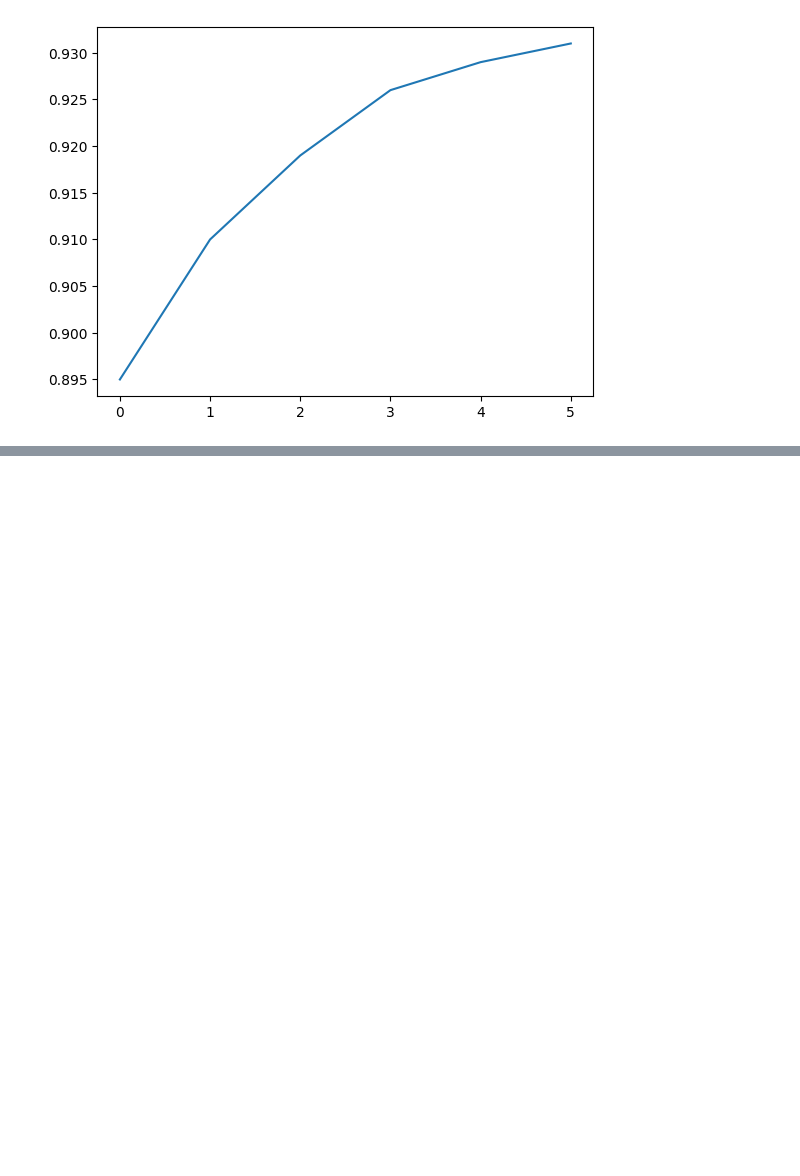
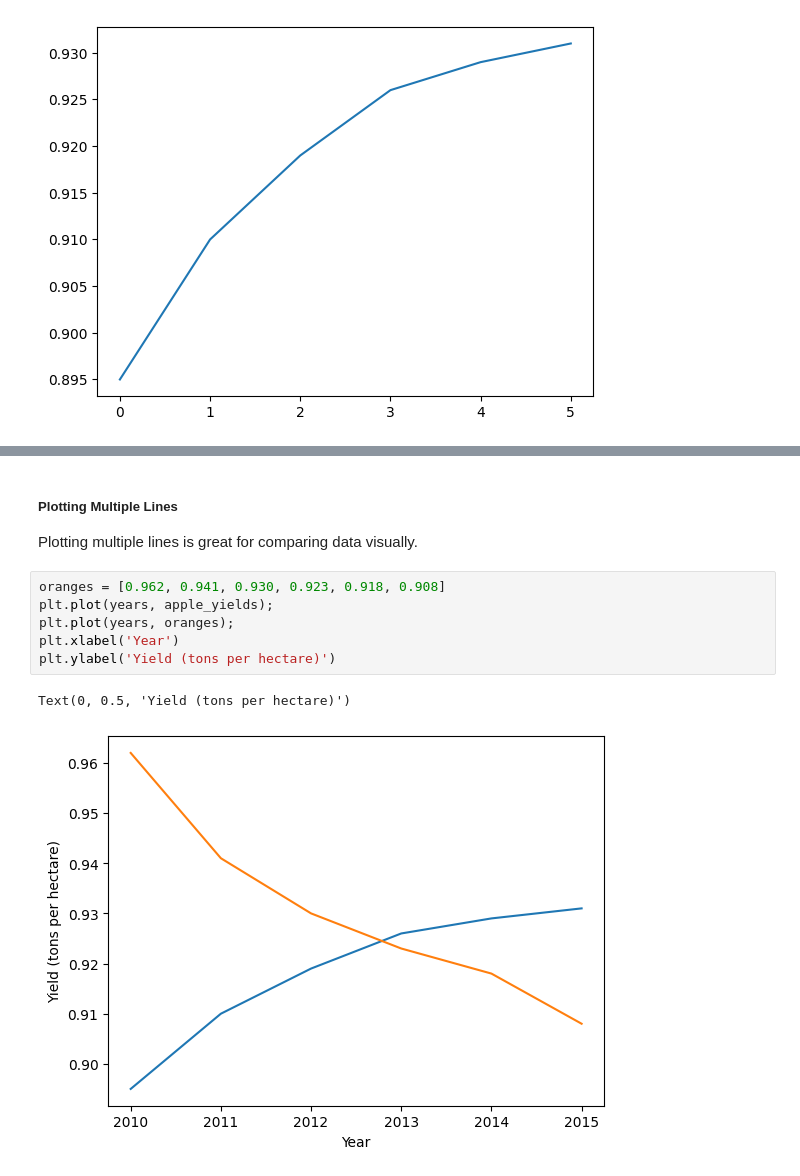
Before and after one commit to veronicasb/data_analysis, a Jupyter notebook: lesson5_visualization.ipynb, the cells around one changed output, grey strips where cells are left out. Saved outputs shown, nothing was run; the diff lists cells and outputs as text; blank space fills up the shorter version.

```diff
--- a/lesson5_visualization.ipynb
+++ b/lesson5_visualization.ipynb
@@ -50,0 +71,12 @@ plt.plot(apple_yields);
+# %% [markdown]
+##### Plotting Multiple Lines
+Plotting multiple lines is great for comparing data visually.
+# %%
+oranges = [0.962, 0.941, 0.930, 0.923, 0.918, 0.908]
+plt.plot(years, apple_yields);
+plt.plot(years, oranges);
+plt.xlabel('Year')
+plt.ylabel('Yield (tons per hectare)')
+# %% [output]
+Text(0, 0.5, 'Yield (tons per hectare)')
+[figure, added]
```
Also changed, not shown: parts of 17 cells of this notebook.
